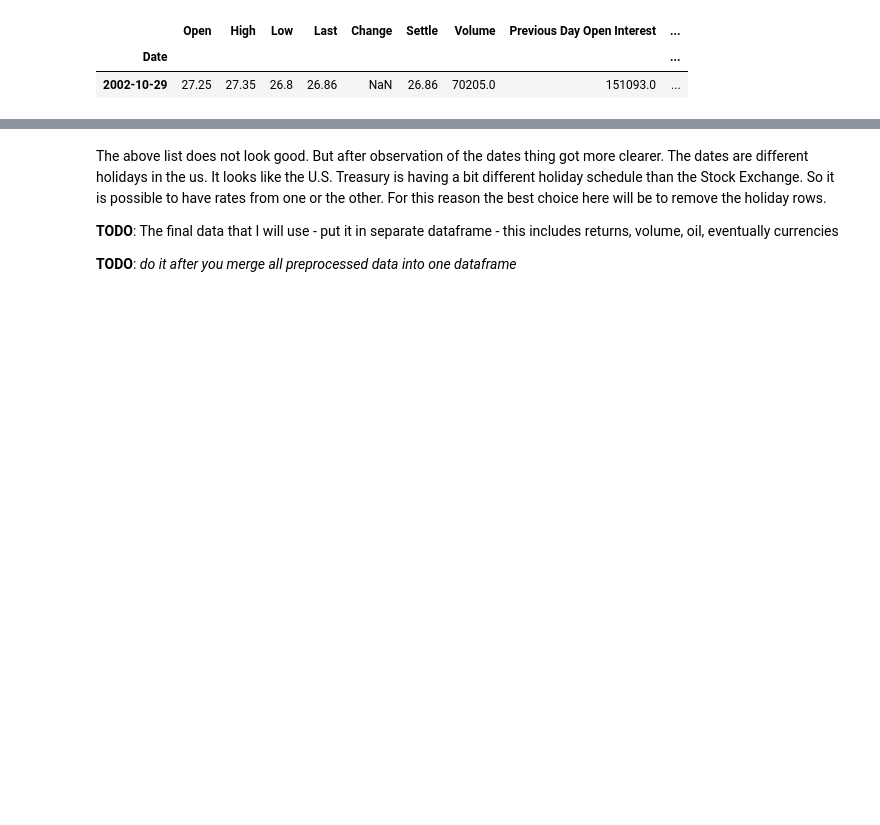
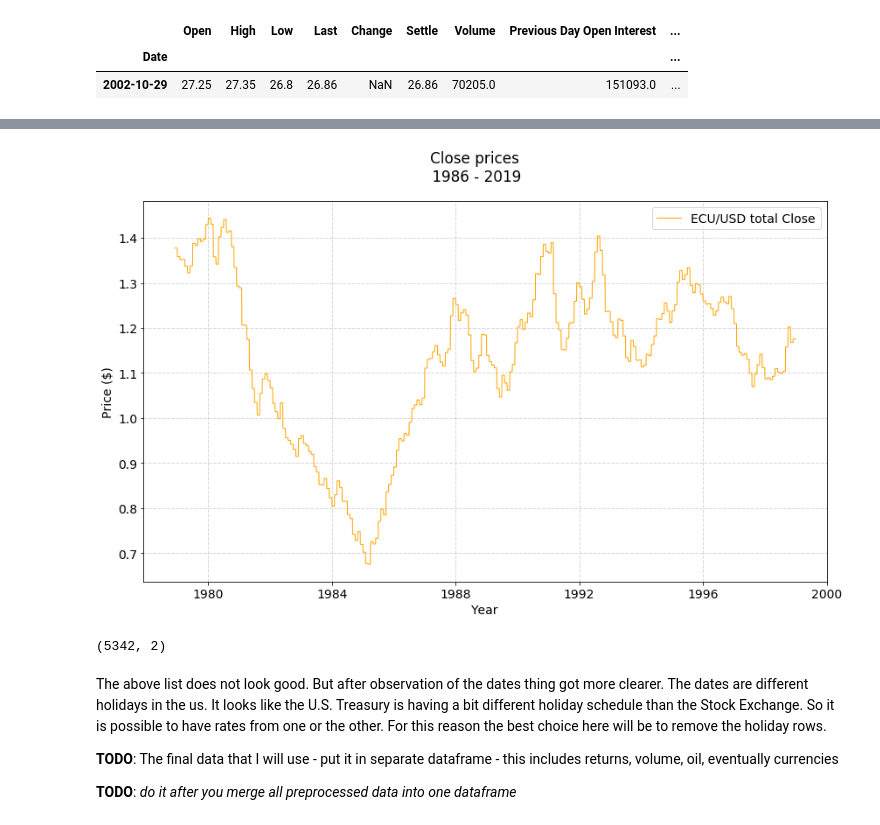
Before and after one commit to YanaSSS/Predicting-Daily-Stock-Returns-with-Machine-Learning-models, a Jupyter notebook: Machine Learning for Predicting Stock Daily Returns.ipynb, the cells around one changed output, grey strips where cells are left out. Drawn from its saved outputs; the diff is of its cells as text; code cells hidden in the pictures; blank space fills up the shorter version.

```diff
--- a/Machine Learning for Predicting Stock Daily Returns.ipynb
+++ b/Machine Learning for Predicting Stock Daily Returns.ipynb
@@ -307,0 +362,2 @@ crude_oil_futures.sample()
+# %%
+eur_usd_total_data.loc[eur_usd_total_data['ECU/USD'].isnull(),'ECU/USD'] = eur_usd_total_data['EUR/USD']
@@ -307,0 +374,2 @@ crude_oil_futures.sample()
+# %%
+eur_usd_total_data = eur_usd_total_data.drop(['EUR/USD'], axis = 1)
@@ -307,0 +380,8 @@ crude_oil_futures.sample()
+# %%
+start_date = pd.to_datetime('1978-12-01') - pd.DateOffset(day=1)
+end_date = pd.to_datetime('1998-12-01') + pd.DateOffset(day=31)
+# %%
+dates = pd.date_range(start_date, end_date, freq='D')
+dates.name = 'date'
+eur_usd_total_data = eur_usd_total_data.reindex(dates, method='ffill')
+#ecu_to_usd = ecu_to_usd.reindex(pd.date_range(start=ecu_to_usd.index[0], end=ecu_to_usd.index[-1])).fillna(ecu_to_usd.resample('W').resample('D').ffill())
@@ -308,3 +412,12 @@ crude_oil_futures.sample()
+# %%
+plt.figure(figsize = (14,8), linewidth=3, frameon = False)
+plot_stock_data(eur_usd_total_data,"ECU/USD total","orange","linear")
+# %% [output]
+[figure, added]
+# %%
+euro_usd_exchange_rate.shape
+# %% [output]
+(5342, 2)
 # %%
 #since we don't need such a big timeframe it is time to cut
 #do not need this because I will drop all na values when I concat the tables.
```
Also changed, not shown: parts of 14 cells of this notebook, 1 other file.
